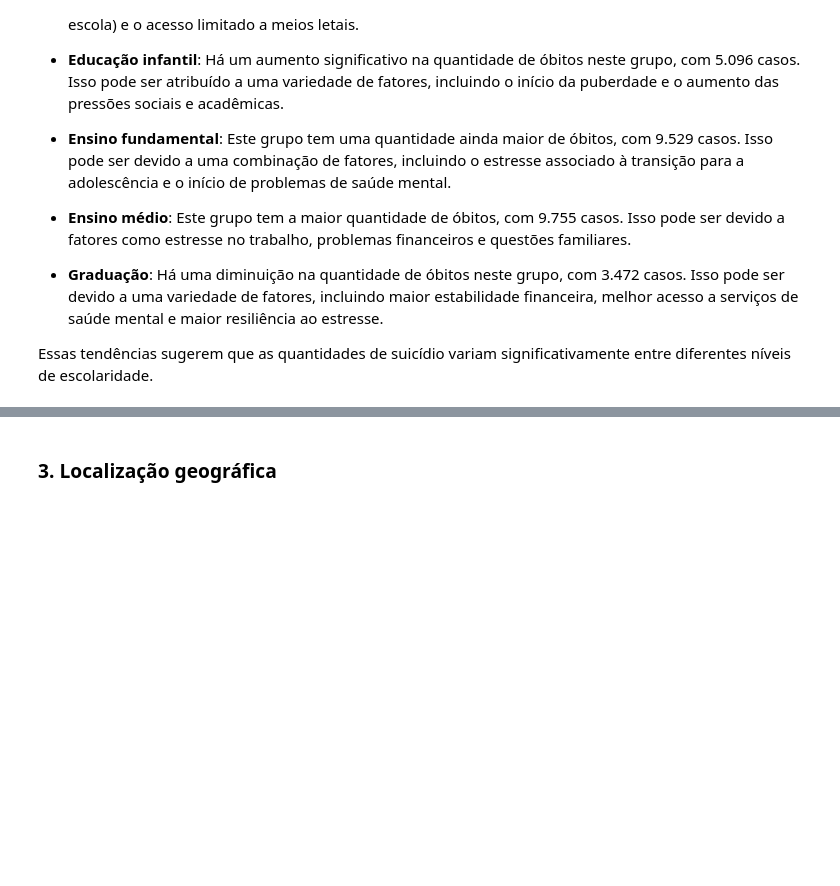
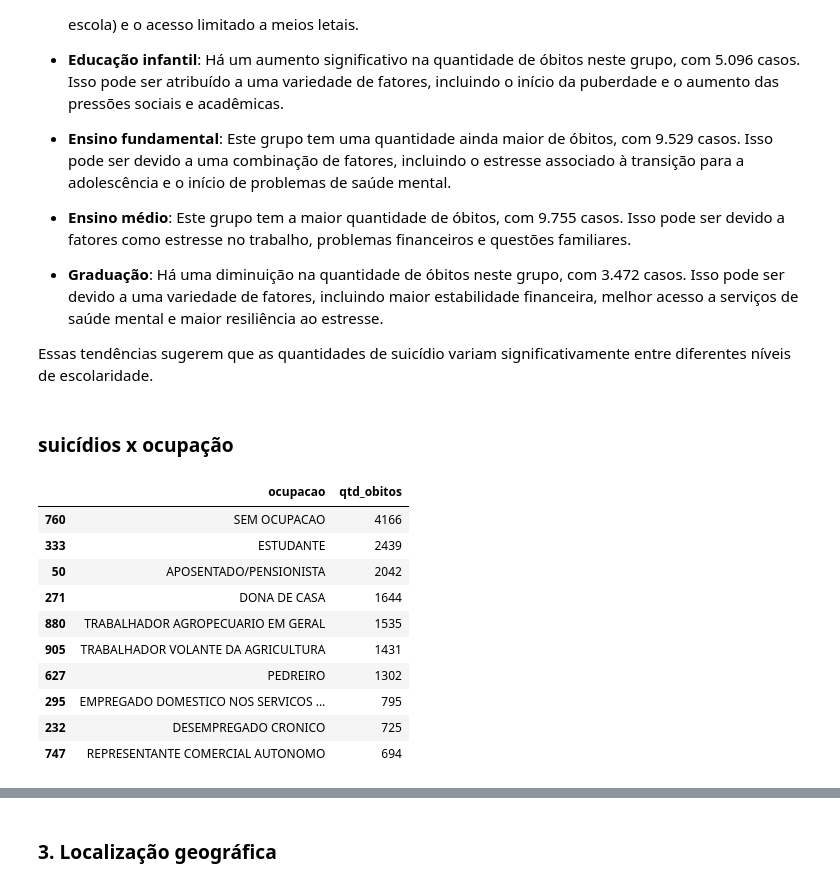
Before and after one commit to thiagoregueira/Estudo-sobre-suic-dios-2014-a-2018, a Jupyter notebook: visualizacao_dos_dados.ipynb, the cells around one changed output, grey strips where cells are left out. Saved outputs shown, nothing was run; the diff lists cells and outputs as text; code cells hidden in the pictures; blank space fills up the shorter version.

```diff
--- a/visualizacao_dos_dados.ipynb
+++ b/visualizacao_dos_dados.ipynb
@@ -392,3 +392,28 @@ Com base no gráfico obtido, podemos observar as seguintes tendências nas taqua
 - **Graduação**: Há uma diminuição na quantidade de óbitos neste grupo, com 3.472 casos. Isso pode ser devido a uma variedade de fatores, incluindo maior estabilidade financeira, melhor acesso a serviços de saúde mental e maior resiliência ao estresse.
 
 Essas tendências sugerem que as quantidades de suicídio variam significativamente entre diferentes níveis de escolaridade.
+# %% [markdown]
+### suicídios x ocupação
+# %%
+# suicidios por ocupacao
+df_ocupacao = df.groupby("ocupacao").count()["uf_obito"]
+
+# renomeando as colunas de df_ocupacao
+df_ocupacao = df_ocupacao.reset_index().rename(columns={"uf_obito": "qtd_obitos"})
+
+# ordenando os valores e mostrando os 10 primeiros
+df_ocupacao_top10 = df_ocupacao.sort_values(ascending=False, by="qtd_obitos").head(10)
+
+df_ocupacao_top10
+# %% [output]
+|  | ocupacao | qtd_obitos |
+| 760 | SEM OCUPACAO | 4166 |
+| 333 | ESTUDANTE | 2439 |
+| 50 | APOSENTADO/PENSIONISTA | 2042 |
+| 271 | DONA DE CASA | 1644 |
+| 880 | TRABALHADOR AGROPECUARIO EM GERAL | 1535 |
+| 905 | TRABALHADOR VOLANTE DA AGRICULTURA | 1431 |
+| 627 | PEDREIRO | 1302 |
+| 295 | EMPREGADO DOMESTICO NOS SERVICOS ... | 795 |
+| 232 | DESEMPREGADO CRONICO | 725 |
+| 747 | REPRESENTANTE COMERCIAL AUTONOMO | 694 |
```
Also changed, not shown: parts of 20 cells of this notebook, 1 other file.
